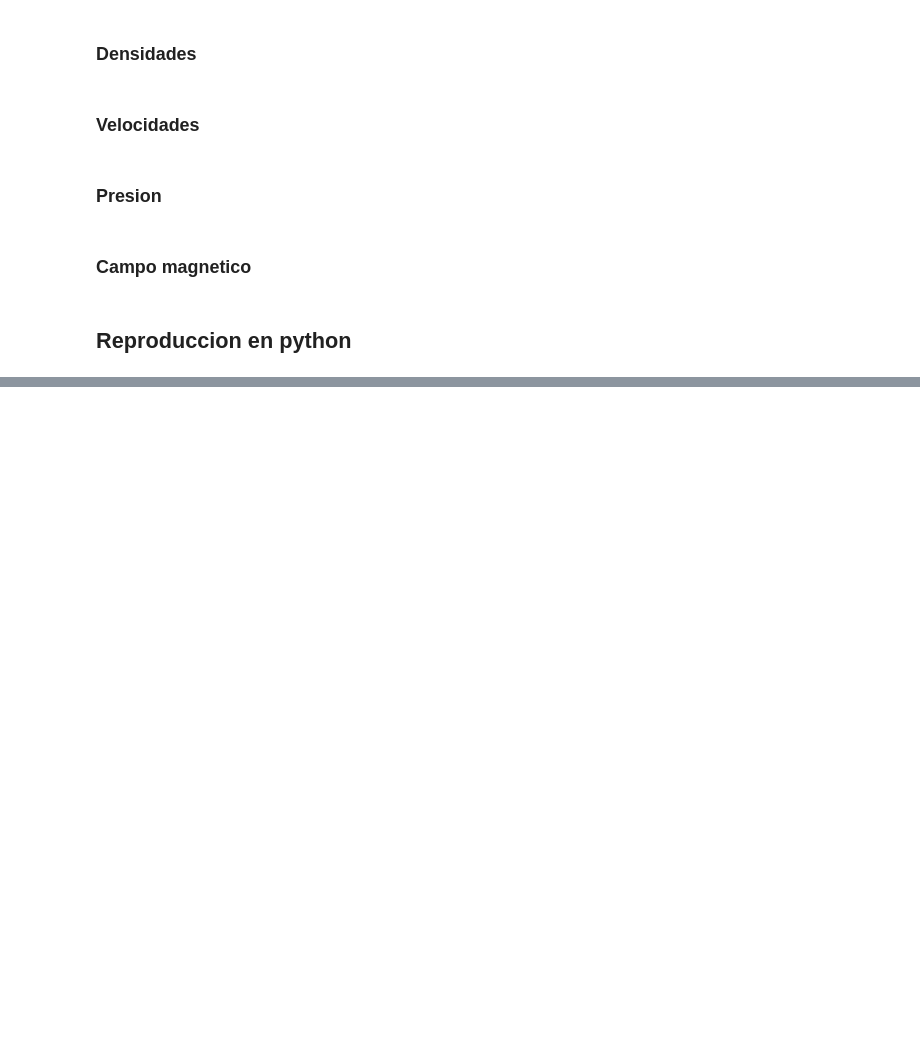
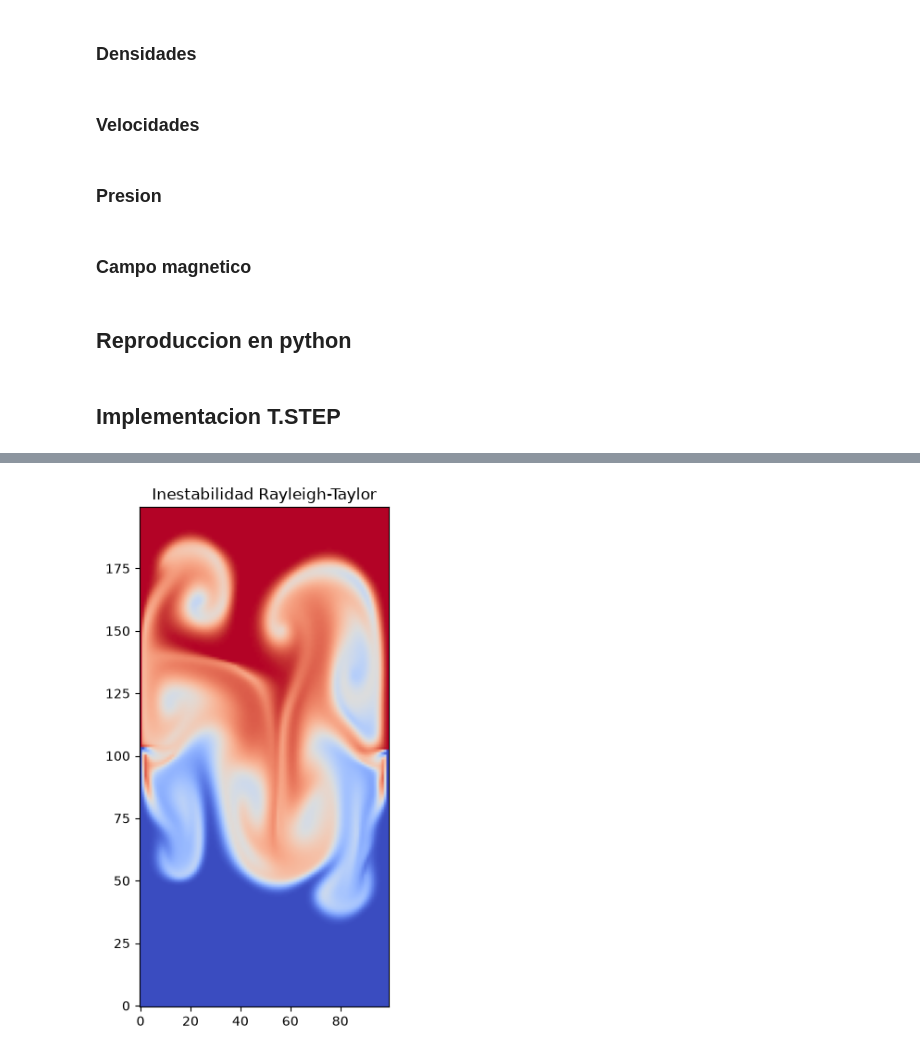
Before and after one commit to ProfRTRD/CA_repo, a Jupyter notebook: Proyecto2 - Rayleigh Taylor/Proyecto 2.ipynb, the cells around one changed output, grey strips where cells are left out. Drawn from its saved outputs; the diff is of its cells as text; code cells hidden in the pictures; blank space fills up the shorter version.

```diff
--- a/Proyecto2 - Rayleigh Taylor/Proyecto 2.ipynb
+++ b/Proyecto2 - Rayleigh Taylor/Proyecto 2.ipynb
@@ -131,17 +128,57 @@ By = np.zeros_like(X)
-# %%
-# Parámetros de la perturbación
-amplitud = 0.01
-k = 2 * np.pi      # Número de onda para un modo único (Lx = 1.0)
-
-
-interfaz = amplitud * np.cos(k * X)
-
-#Campo de Densidad
-rho = np.where(Y > interfaz, rho_up, rho_down)
-
-#Campo de Presión (Equilibrio Hidrostático)
-p = p0 - rho * g * Y
-
-#Campos de Velocidad
-u = np.zeros_like(X)
-v = np.zeros_like(X)
+# %% [markdown]
+## Implementacion T.STEP
+# %%
+#Bucle Principal
+plt.ion()
+fig, ax = plt.subplots(figsize=(4, 7))
+
+for n in range(pasos):
+    #Velocidades (u, v)
+    dpsi_dy, dpsi_dx = np.gradient(psi, dy, dx)
+    u =  dpsi_dy
+    v = -dpsi_dx
+    u[0, :] = u[-1, :] = 0.0
+    v[:, 0] = v[:, -1] = 0.0
+
+    #Advección Upwind
+    u_pos, u_neg = np.maximum(u, 0), np.minimum(u, 0)
+    v_pos, v_neg = np.maximum(v, 0), np.minimum(v, 0)
+
+    #Advección de rho
+    drho_dx_bwd = (rho[1:-1, 1:-1] - rho[1:-1, :-2]) / dx
+    drho_dx_fwd = (rho[1:-1, 2:]   - rho[1:-1, 1:-1]) / dx
+    drho_dy_bwd = (rho[1:-1, 1:-1] - rho[:-2, 1:-1]) / dy
+    drho_dy_fwd = (rho[2:, 1:-1]   - rho[1:-1, 1:-1]) / dy
+
+    advec_rho = (u_pos[1:-1, 1:-1] * drho_dx_bwd + u_neg[1:-1, 1:-1] * drho_dx_fwd +
+                 v_pos[1:-1, 1:-1] * drho_dy_bwd + v_neg[1:-1, 1:-1] * drho_dy_fwd)
+
+    #Advección de omega
+    dom_dx_bwd = (omega[1:-1, 1:-1] - omega[1:-1, :-2]) / dx
+    dom_dx_fwd = (omega[1:-1, 2:]   - omega[1:-1, 1:-1]) / dx
+    dom_dy_bwd = (omega[1:-1, 1:-1] - omega[:-2, 1:-1]) / dy
+    dom_dy_fwd = (omega[2:, 1:-1]   - omega[1:-1, 1:-1]) / dy
+
+    advec_omega = (u_pos[1:-1, 1:-1] * dom_dx_bwd + u_neg[1:-1, 1:-1] * dom_dx_fwd +
+                   v_pos[1:-1, 1:-1] * dom_dy_bwd + v_neg[1:-1, 1:-1] * dom_dy_fwd)
+
+    rho[1:-1, 1:-1]   -= dt * advec_rho
+    omega[1:-1, 1:-1] -= dt * advec_omega
+
+    #Fuente de Gravedad
+    _, drho_dx = np.gradient(rho, dy, dx)
+    omega -= dt * (g / rho_0) * drho_dx
+
+    #Poisson (Jacobi)
+    for _ in range(100):
+        psi[1:-1, 1:-1] = 0.25 * (
+            psi[1:-1, 2:] + psi[1:-1, :-2] +
+            psi[2:, 1:-1] + psi[:-2, 1:-1] +
+            (dx**2) * omega[1:-1, 1:-1]
+        )
+    print("paso:", n, "de", pasos)
+ax.imshow(rho, cmap='coolwarm', origin='lower')
+ax.set_title("Inestabilidad Rayleigh-Taylor")
+plt.ioff()
+plt.show()
+# %% [output]
@@ -147,0 +202 @@ v = np.zeros_like(X)
+[figure, added]
```
Also changed, not shown: parts of 2 cells of this notebook.
